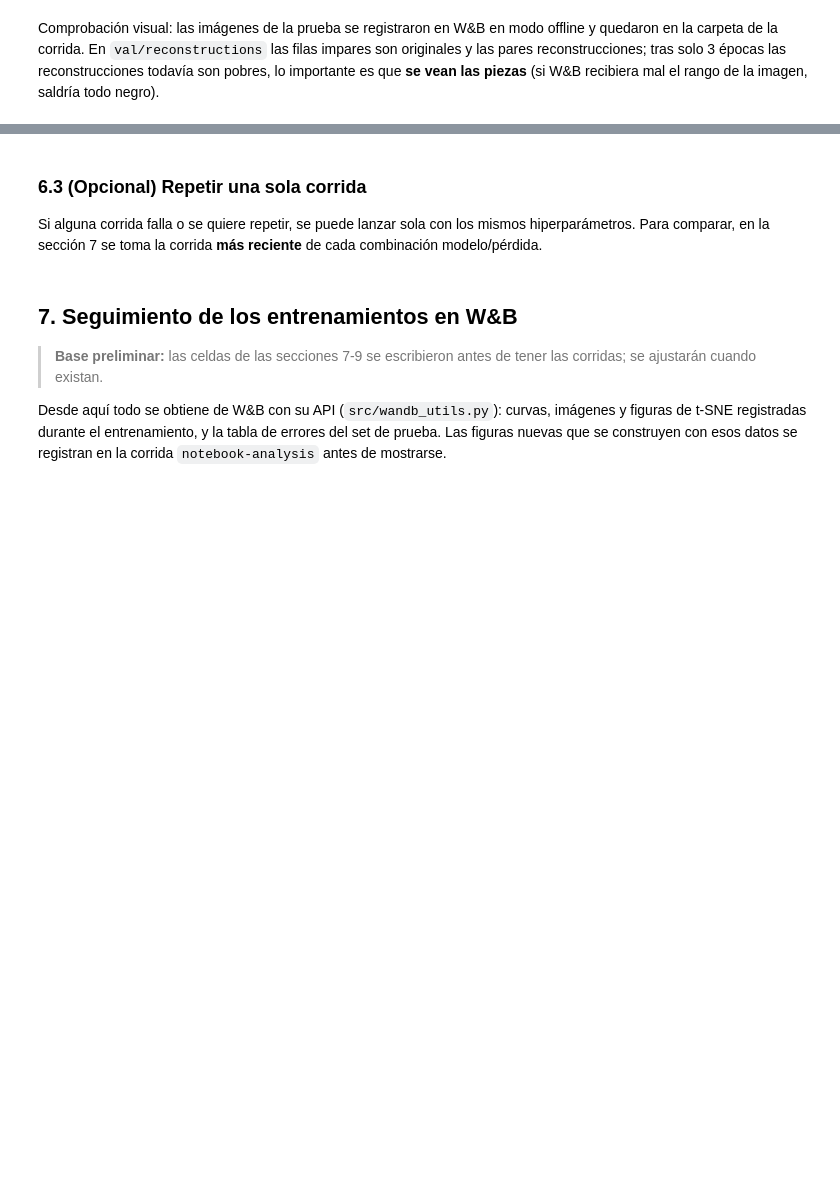
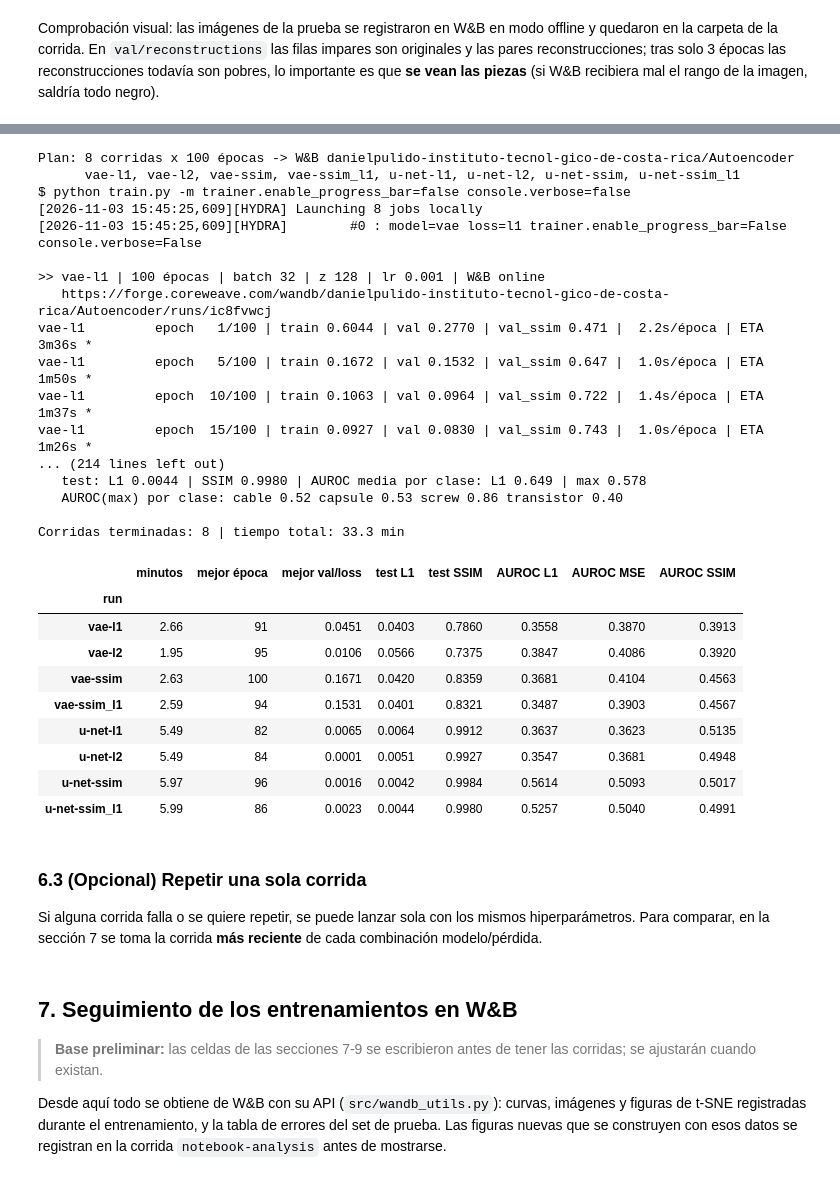
Before and after one commit to Chaco17/Autoencoder, a Jupyter notebook: notebooks/main.ipynb, the cells around one changed output, grey strips where cells are left out. Drawn from its saved outputs; the diff is of its cells as text; code cells hidden in the pictures; blank space fills up the shorter version.

Commit message:
Training inicial completo

```diff
--- a/notebooks/main.ipynb
+++ b/notebooks/main.ipynb
@@ -695,6 +702,39 @@ Con `-m`, Hydra ejecuta el producto cartesiano (8 trabajos) uno tras otro; cada
 # %%
-# ENTRENAMIENTO COMPLETO: 8 corridas (2 modelos x 4 pérdidas)
+# ENTRENAMIENTO COMPLETO: 8 corridas (2 modelos x 4 pérdidas), una tras otra, en formato compacto
+sweep = OmegaConf.load(ROOT / "conf" / "config.yaml").hydra.sweeper.params
+plan = [f"{model}-{loss}" for model in sweep.model.split(",") for loss in sweep.loss.split(",")]
+print(f"Plan: {len(plan)} corridas x {cfg.trainer.max_epochs} épocas -> W&B {WANDB_ENTITY}/{WANDB_PROJECT}")
+print("      " + ", ".join(plan))
+
 run_train(multirun=True)
+# %% [output]
+Plan: 8 corridas x 100 épocas -> W&B danielpulido-instituto-tecnol-gico-de-costa-rica/Autoencoder
+      vae-l1, vae-l2, vae-ssim, vae-ssim_l1, u-net-l1, u-net-l2, u-net-ssim, u-net-ssim_l1
+$ python train.py -m trainer.enable_progress_bar=false console.verbose=false
+[2026-11-03 15:45:25,609][HYDRA] Launching 8 jobs locally
+[2026-11-03 15:45:25,609][HYDRA]        #0 : model=vae loss=l1 trainer.enable_progress_bar=False console.verbose=False
+
+>> vae-l1 | 100 épocas | batch 32 | z 128 | lr 0.001 | W&B online
+   https://forge.coreweave.com/wandb/danielpulido-instituto-tecnol-gico-de-costa-rica/Autoencoder/runs/ic8fvwcj
+vae-l1         epoch   1/100 | train 0.6044 | val 0.2770 | val_ssim 0.471 |  2.2s/época | ETA 3m36s *
+vae-l1         epoch   5/100 | train 0.1672 | val 0.1532 | val_ssim 0.647 |  1.0s/época | ETA 1m50s *
+vae-l1         epoch  10/100 | train 0.1063 | val 0.0964 | val_ssim 0.722 |  1.4s/época | ETA 1m37s *
+vae-l1         epoch  15/100 | train 0.0927 | val 0.0830 | val_ssim 0.743 |  1.0s/época | ETA 1m26s *
+... (214 lines left out)
+   test: L1 0.0044 | SSIM 0.9980 | AUROC media por clase: L1 0.649 | max 0.578
+   AUROC(max) por clase: cable 0.52 capsule 0.53 screw 0.86 transistor 0.40
+
+Corridas terminadas: 8 | tiempo total: 33.3 min
+|  | minutos | mejor época | mejor val/loss | test L1 | test SSIM | AUROC L1 | AUROC MSE | AUROC SSIM |
+| run |  |  |  |  |  |  |  |  |
+| vae-l1 | 2.66 | 91 | 0.0451 | 0.0403 | 0.7860 | 0.3558 | 0.3870 | 0.3913 |
+| vae-l2 | 1.95 | 95 | 0.0106 | 0.0566 | 0.7375 | 0.3847 | 0.4086 | 0.3920 |
+| vae-ssim | 2.63 | 100 | 0.1671 | 0.0420 | 0.8359 | 0.3681 | 0.4104 | 0.4563 |
+| vae-ssim_l1 | 2.59 | 94 | 0.1531 | 0.0401 | 0.8321 | 0.3487 | 0.3903 | 0.4567 |
+| u-net-l1 | 5.49 | 82 | 0.0065 | 0.0064 | 0.9912 | 0.3637 | 0.3623 | 0.5135 |
+| u-net-l2 | 5.49 | 84 | 0.0001 | 0.0051 | 0.9927 | 0.3547 | 0.3681 | 0.4948 |
+| u-net-ssim | 5.97 | 96 | 0.0016 | 0.0042 | 0.9984 | 0.5614 | 0.5093 | 0.5017 |
+| u-net-ssim_l1 | 5.99 | 86 | 0.0023 | 0.0044 | 0.9980 | 0.5257 | 0.5040 | 0.4991 |
 # %%
 # Alternativa: entrenar solo la parte asignada a este integrante
 # Ejemplos (descomentar UNA línea):
```
Also changed, not shown: parts of 7 cells of this notebook, 4 other files.
